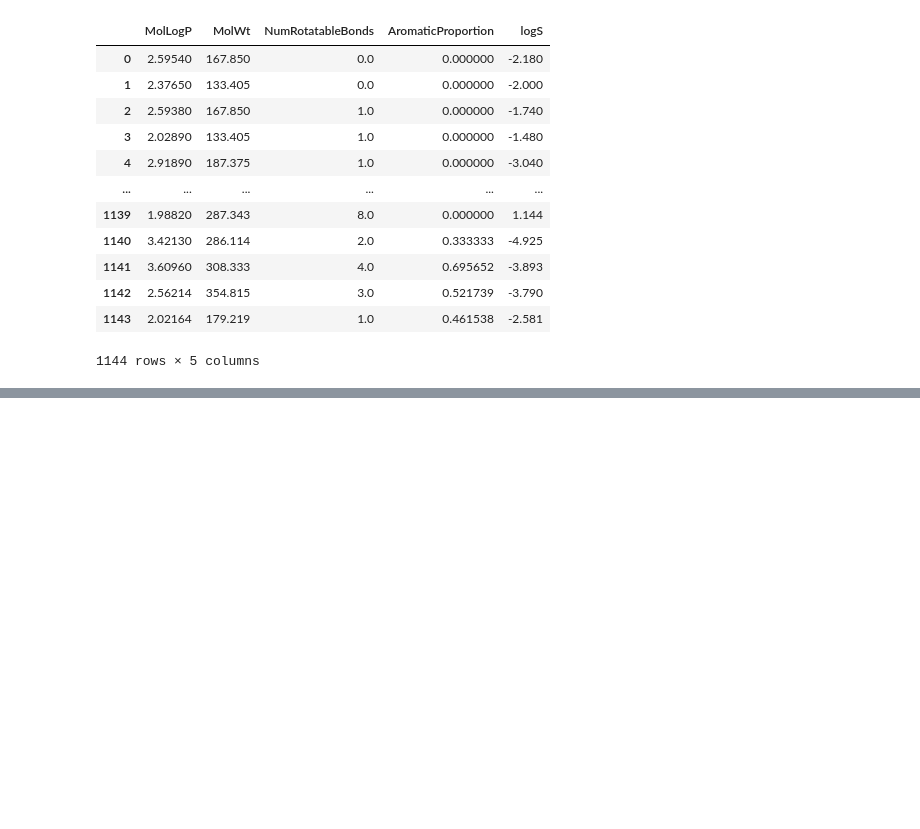
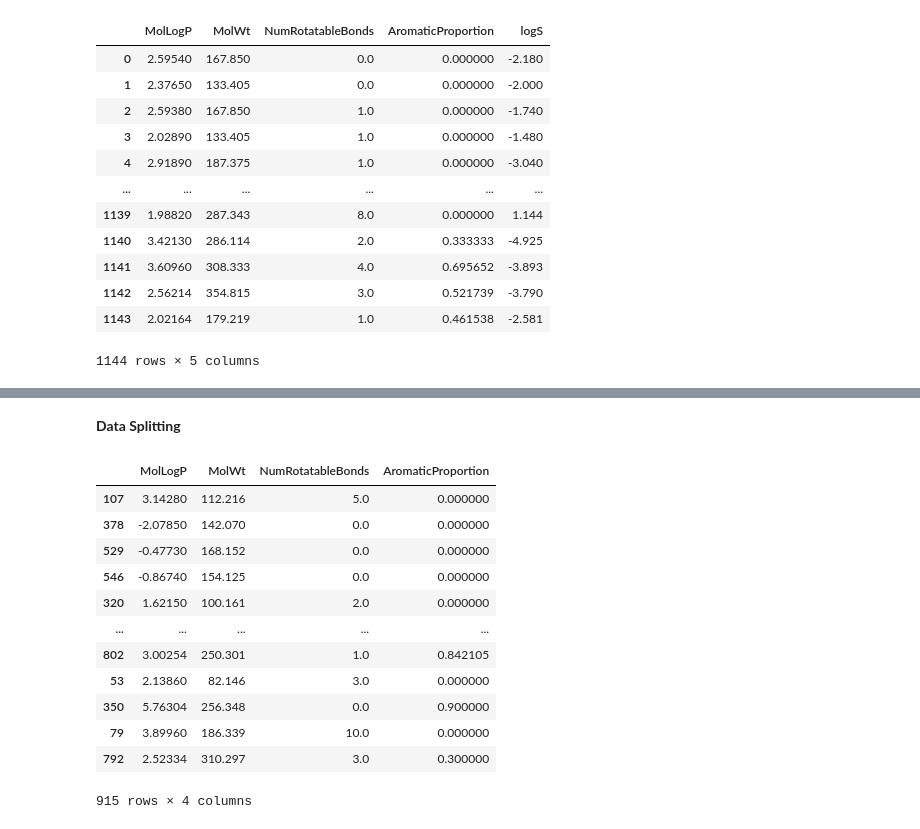
Before and after one commit to mwangisentry-talks/desktop-tutorial, a Jupyter notebook: BuildModel.ipynb, the cells around one changed output, grey strips where cells are left out. Drawn from its saved outputs; the diff is of its cells as text; code cells hidden in the pictures; blank space fills up the shorter version.

```diff
--- a/BuildModel.ipynb
+++ b/BuildModel.ipynb
@@ -26,0 +29,3 @@ data
+# %%
+y = data['logS']
+y
@@ -26,0 +62,21 @@ data
+# %% [markdown]
+**Data Splitting**
+# %%
+from sklearn.model_selection import train_test_split
+
+x_train, x_test,y_train, y_test = train_test_split(x,y, test_size=0.2, random_state=100)
+x_train
+# %% [output]
+|  | MolLogP | MolWt | NumRotatableBonds | AromaticProportion |
+| 107 | 3.14280 | 112.216 | 5.0 | 0.000000 |
+| 378 | -2.07850 | 142.070 | 0.0 | 0.000000 |
+| 529 | -0.47730 | 168.152 | 0.0 | 0.000000 |
+| 546 | -0.86740 | 154.125 | 0.0 | 0.000000 |
+| 320 | 1.62150 | 100.161 | 2.0 | 0.000000 |
+| ... | ... | ... | ... | ... |
+| 802 | 3.00254 | 250.301 | 1.0 | 0.842105 |
+| 53 | 2.13860 | 82.146 | 3.0 | 0.000000 |
+| 350 | 5.76304 | 256.348 | 0.0 | 0.900000 |
+| 79 | 3.89960 | 186.339 | 10.0 | 0.000000 |
+| 792 | 2.52334 | 310.297 | 3.0 | 0.300000 |
+915 rows × 4 columns
```
Also changed, not shown: parts of 9 cells of this notebook.
